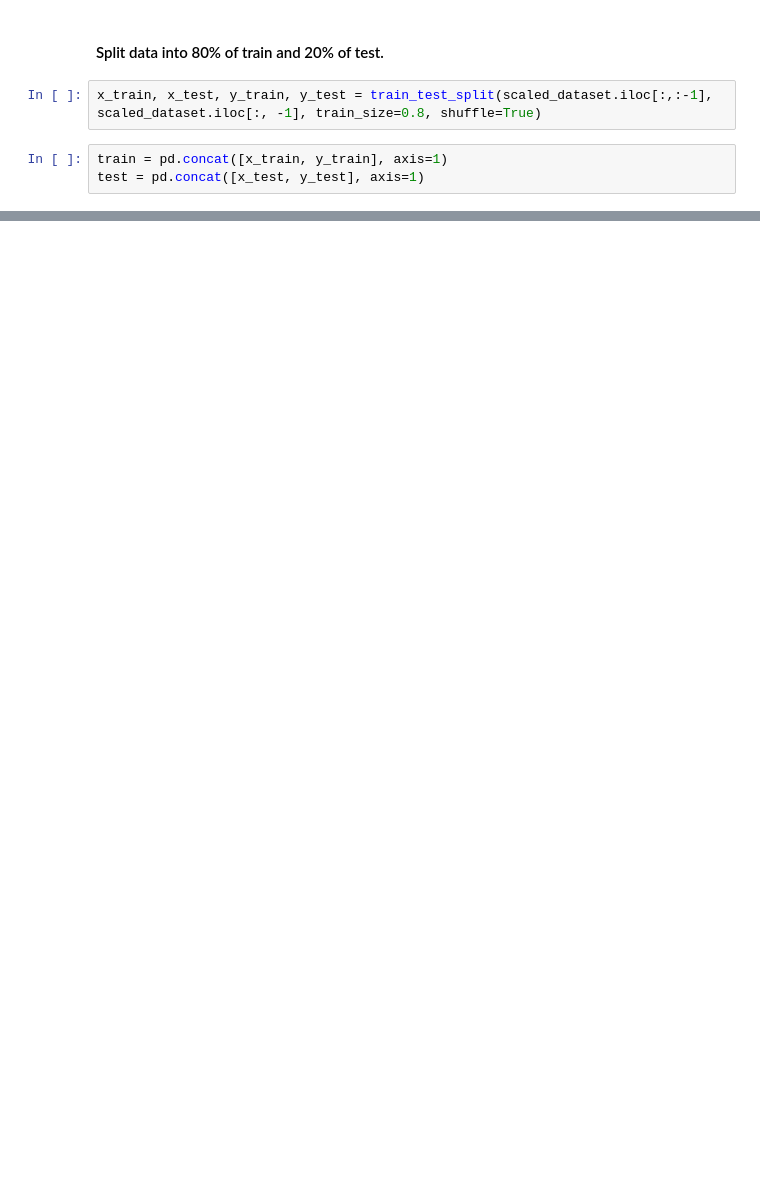
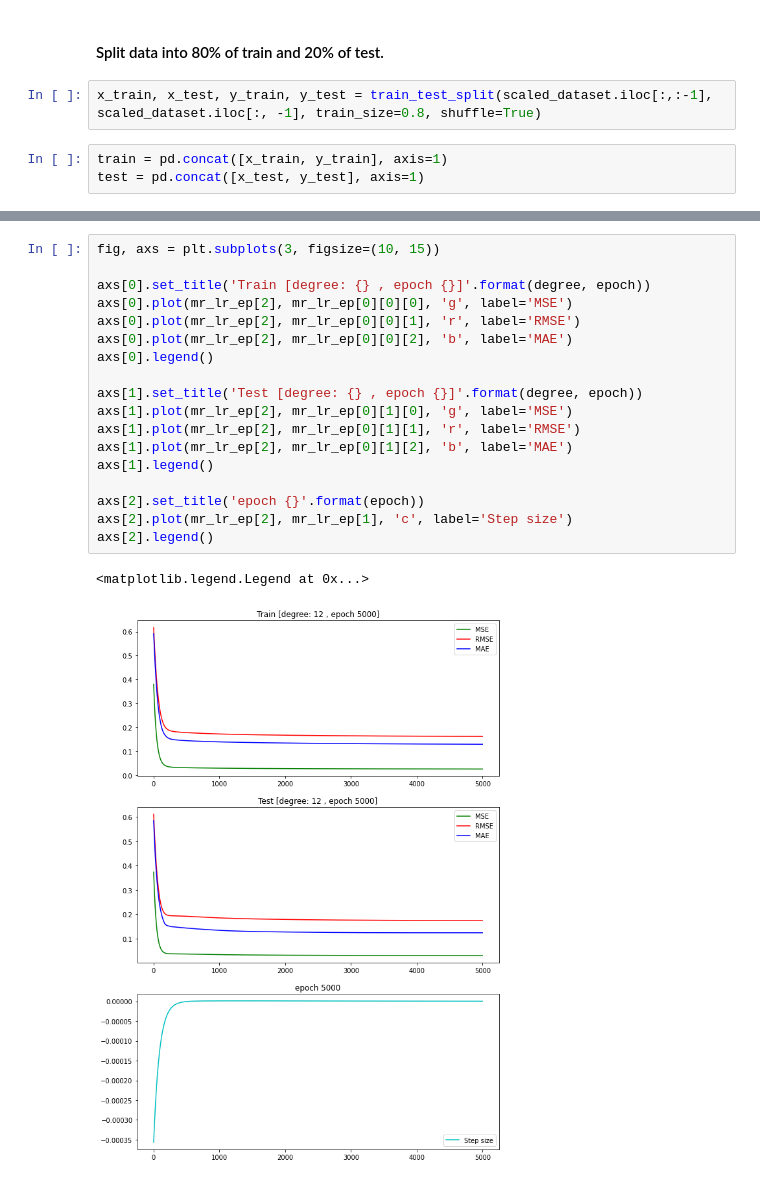
Before and after one commit to nahbos/AUT-Machine-Learning, a Jupyter notebook: Ex01_Q2.ipynb, the cells around one changed output, grey strips where cells are left out. Cells and saved outputs as stored; diff of their text form; blank space fills up the shorter version.

```diff
--- a/Ex01_Q2.ipynb
+++ b/Ex01_Q2.ipynb
@@ -298,3 +334,24 @@ Test RMSE: 0.18 , Train RMSE: 0.15
+# %%
+fig, axs = plt.subplots(3, figsize=(10, 15))
+
+axs[0].set_title('Train [degree: {} , epoch {}]'.format(degree, epoch))
+axs[0].plot(mr_lr_ep[2], mr_lr_ep[0][0][0], 'g', label='MSE')
+axs[0].plot(mr_lr_ep[2], mr_lr_ep[0][0][1], 'r', label='RMSE')
+axs[0].plot(mr_lr_ep[2], mr_lr_ep[0][0][2], 'b', label='MAE')
+axs[0].legend()
+
+axs[1].set_title('Test [degree: {} , epoch {}]'.format(degree, epoch))
+axs[1].plot(mr_lr_ep[2], mr_lr_ep[0][1][0], 'g', label='MSE')
+axs[1].plot(mr_lr_ep[2], mr_lr_ep[0][1][1], 'r', label='RMSE')
+axs[1].plot(mr_lr_ep[2], mr_lr_ep[0][1][2], 'b', label='MAE')
+axs[1].legend()
+
+axs[2].set_title('epoch {}'.format(epoch))
+axs[2].plot(mr_lr_ep[2], mr_lr_ep[1], 'c', label='Step size')
+axs[2].legend()
+# %% [output]
+<matplotlib.legend.Legend at 0x...>
+[figure, added]
 # %%
 new_train = pd.DataFrame()
 new_test = pd.DataFrame()
```
Also changed, not shown: parts of 18 cells of this notebook.
